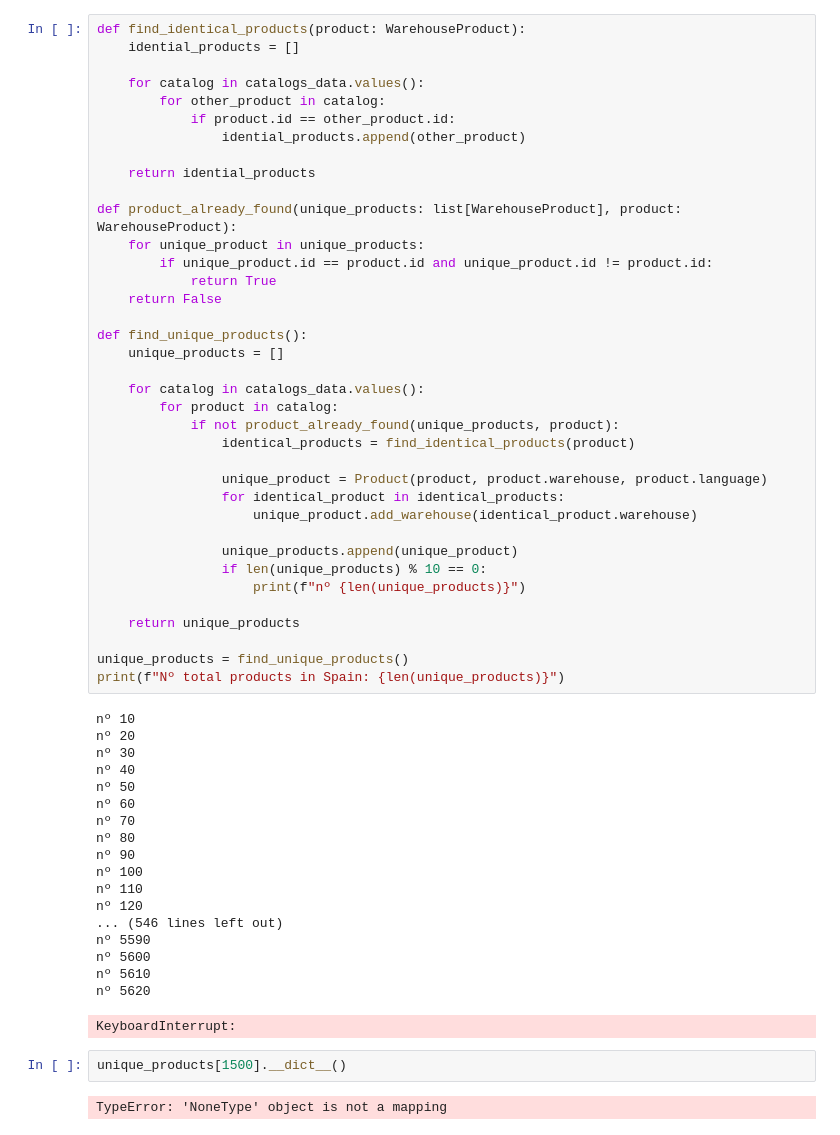
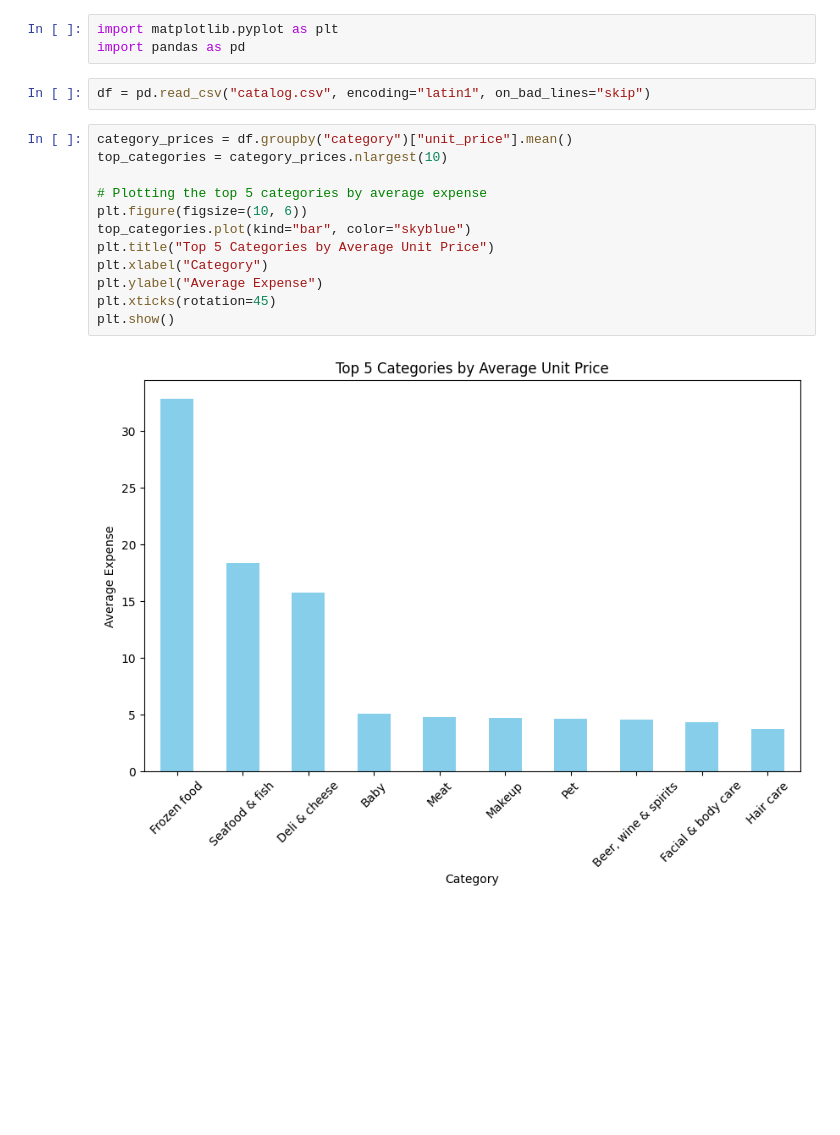
Before and after one commit to jtayped/mercadona-study, a Jupyter notebook: main.ipynb, the cells around one changed output. Cells and saved outputs as stored; diff of their text form; blank space fills up the shorter version.

```diff
--- a/main.ipynb
+++ b/main.ipynb
@@ -27,60 +1,19 @@ By modifying the product class `mercapy` provides by inheriting it, a new class
-# %%
-def find_identical_products(product: WarehouseProduct):
-    idential_products = []
-
-    for catalog in catalogs_data.values():
-        for other_product in catalog:
-            if product.id == other_product.id:
-                idential_products.append(other_product)
-
-    return idential_products
-
-def product_already_found(unique_products: list[WarehouseProduct], product: WarehouseProduct):
-    for unique_product in unique_products:
-        if unique_product.id == product.id and unique_product.id != product.id:
-            return True
-    return False
-
-def find_unique_products():
-    unique_products = []
-
-    for catalog in catalogs_data.values():
-        for product in catalog:
-            if not product_already_found(unique_products, product):
-                identical_products = find_identical_products(product)
-
-                unique_product = Product(product, product.warehouse, product.language)
-                for identical_product in identical_products:
-                    unique_product.add_warehouse(identical_product.warehouse)
-
-                unique_products.append(unique_product)
-                if len(unique_products) % 10 == 0:
-                    print(f"nº {len(unique_products)}")
-
-    return unique_products
-
-unique_products = find_unique_products()
-print(f"Nº total products in Spain: {len(unique_products)}")
-# %% [output]
-nº 10
-nº 20
-nº 30
-nº 40
-nº 50
-nº 60
-nº 70
-nº 80
-nº 90
-nº 100
-nº 110
-nº 120
-... (546 lines left out)
-nº 5590
-nº 5600
-nº 5610
-nº 5620
-KeyboardInterrupt:
-# %%
-unique_products[1500].__dict__()
-# %% [output]
-TypeError: 'NoneType' object is not a mapping
+# %%
+import matplotlib.pyplot as plt
+import pandas as pd
+# %%
+df = pd.read_csv("catalog.csv", encoding="latin1", on_bad_lines="skip")
+# %%
+category_prices = df.groupby("category")["unit_price"].mean()
+top_categories = category_prices.nlargest(10)
+
+# Plotting the top 5 categories by average expense
+plt.figure(figsize=(10, 6))
+top_categories.plot(kind="bar", color="skyblue")
+plt.title("Top 5 Categories by Average Unit Price")
+plt.xlabel("Category")
+plt.ylabel("Average Expense")
+plt.xticks(rotation=45)
+plt.show()
+# %% [output]
+[figure, added]
```
Also changed, not shown: parts of 8 cells of this notebook, 3 other files.
